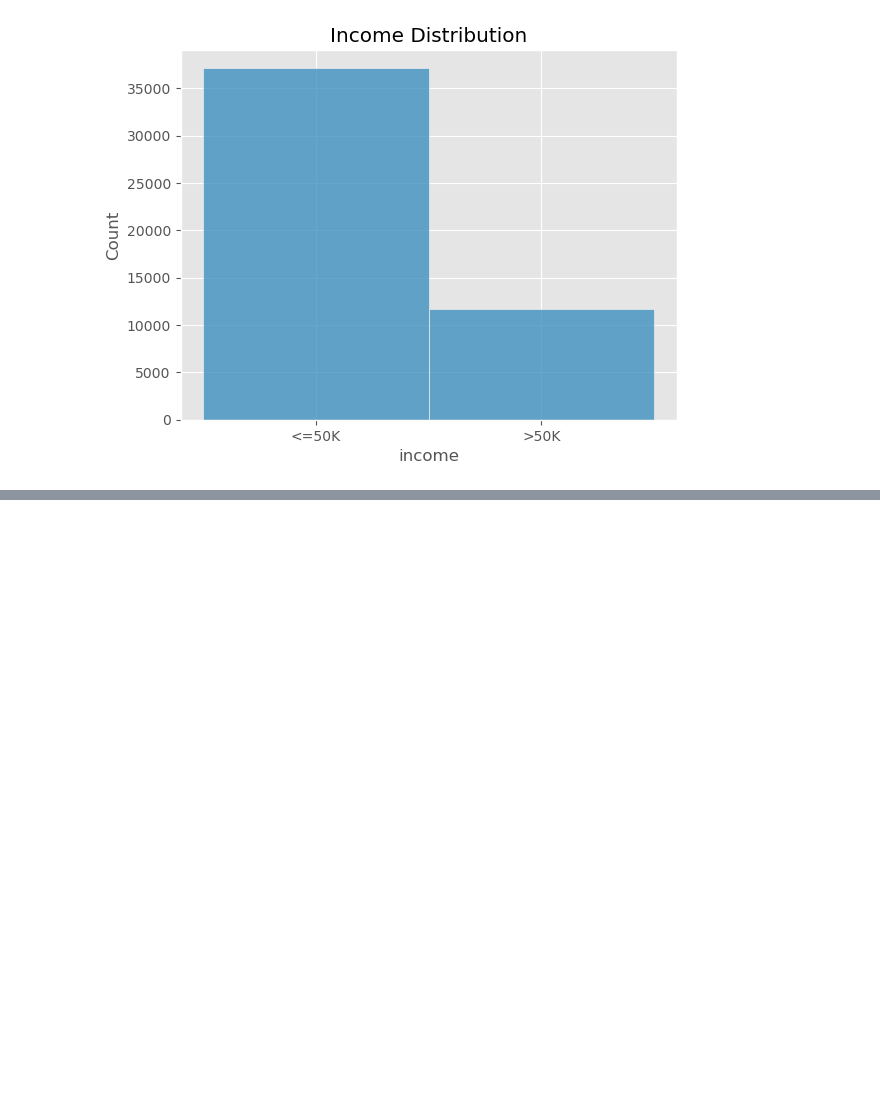
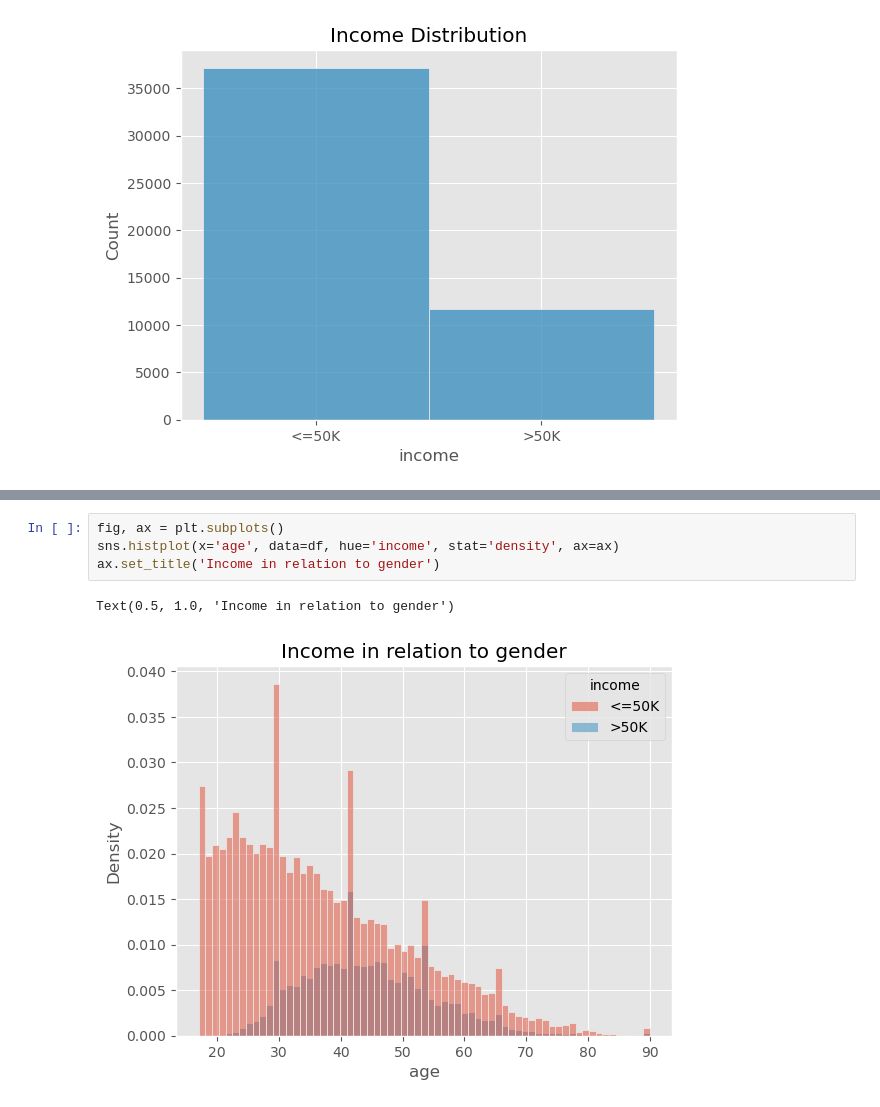
Before and after one commit to Marcus-Friis/afae-exam, a Jupyter notebook: notebooks/eda_income.ipynb, the cells around one changed output, grey strips where cells are left out. Saved outputs shown, nothing was run; the diff lists cells and outputs as text; blank space fills up the shorter version.

```diff
--- a/notebooks/eda_income.ipynb
+++ b/notebooks/eda_income.ipynb
@@ -28,0 +43,7 @@ Text(0.5, 1.0, 'Income Distribution')
+# %%
+fig, ax = plt.subplots()
+sns.histplot(x='age', data=df, hue='income', stat='density', ax=ax)
+ax.set_title('Income in relation to gender')
+# %% [output]
+Text(0.5, 1.0, 'Income in relation to gender')
+[figure, added]
```
Also changed, not shown: parts of 5 cells of this notebook.
